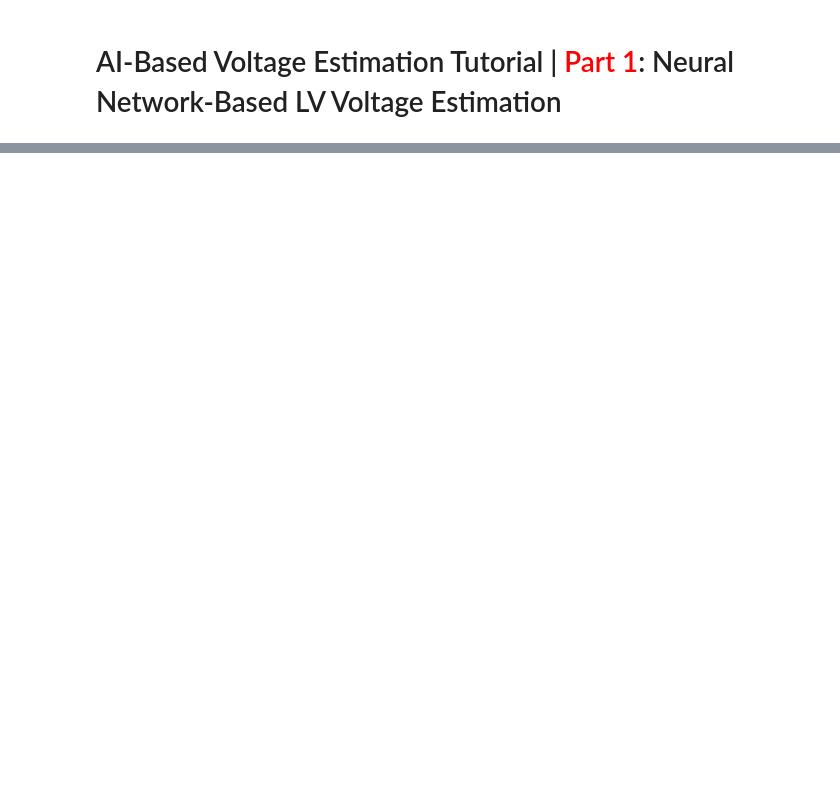
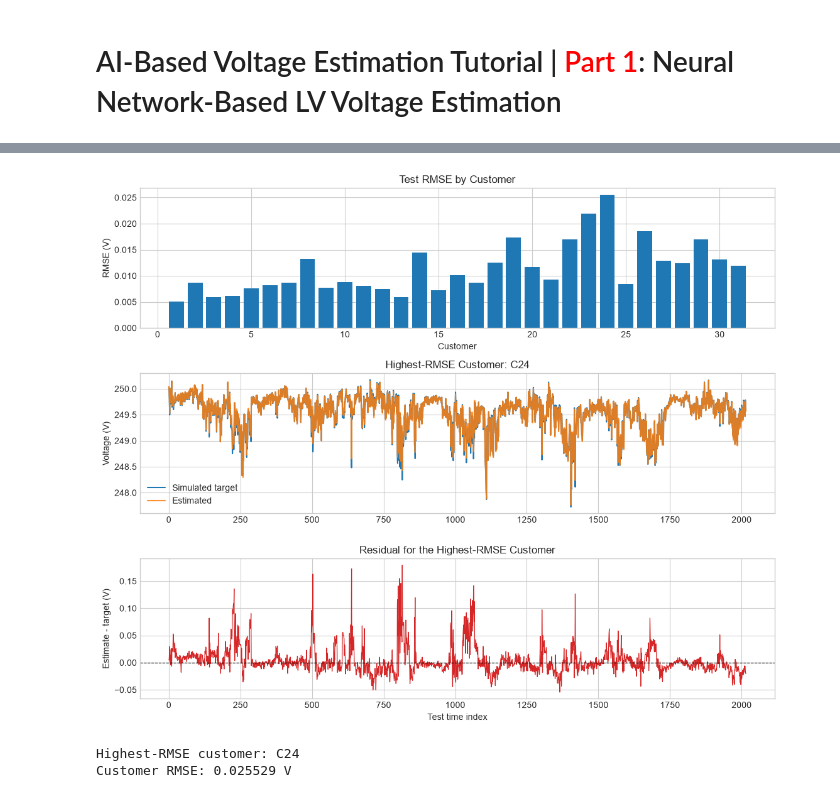
Before and after one commit to Team-Nando-Capstone/Capstone_project_2026_sem1, a Jupyter notebook: Tutorial_1_LV_Vol_Estimation/Tutorial_1_LV_Voltage_Estimation.ipynb, the cells around one changed output, grey strips where cells are left out. Drawn from its saved outputs; the diff is of its cells as text; code cells hidden in the pictures; blank space fills up the shorter version.

```diff
--- a/Tutorial_1_LV_Vol_Estimation/Tutorial_1_LV_Voltage_Estimation.ipynb
+++ b/Tutorial_1_LV_Vol_Estimation/Tutorial_1_LV_Voltage_Estimation.ipynb
@@ -1502,0 +726,46 @@ Write and run your exercise code below.
+# %%
+worst_customer = int(np.argmax(per_customer_rmse))
+time_index = np.arange(len(V_te))
+
+fig, axes = plt.subplots(3, 1, figsize=(11, 9))
+
+axes[0].bar(np.arange(1, C + 1), per_customer_rmse)
+axes[0].set_xlabel("Customer")
+axes[0].set_ylabel("RMSE (V)")
+axes[0].set_title("Test RMSE by Customer")
+
+axes[1].plot(
+    time_index,
+    V_te[:, worst_customer],
+    label="Simulated target",
+)
+axes[1].plot(
+    time_index,
+    V_test_estimated[:, worst_customer],
+    label="Estimated",
+    alpha=0.85,
+)
+axes[1].set_ylabel("Voltage (V)")
+axes[1].set_title(f"Highest-RMSE Customer: C{worst_customer + 1}")
+axes[1].legend()
+
+axes[2].plot(
+    time_index,
+    test_error[:, worst_customer],
+    color="tab:red",
+    linewidth=0.9,
+)
+axes[2].axhline(0, color="black", linestyle="--", linewidth=0.8)
+axes[2].set_xlabel("Test time index")
+axes[2].set_ylabel("Estimate - target (V)")
+axes[2].set_title("Residual for the Highest-RMSE Customer")
+
+plt.tight_layout()
+plt.show()
+
+print(f"Highest-RMSE customer: C{worst_customer + 1}")
+print(f"Customer RMSE: {per_customer_rmse[worst_customer]:.6f} V")
+# %% [output]
+[figure, added]
+Highest-RMSE customer: C24
+Customer RMSE: 0.025529 V
```
Also changed, not shown: parts of 91 cells of this notebook.
